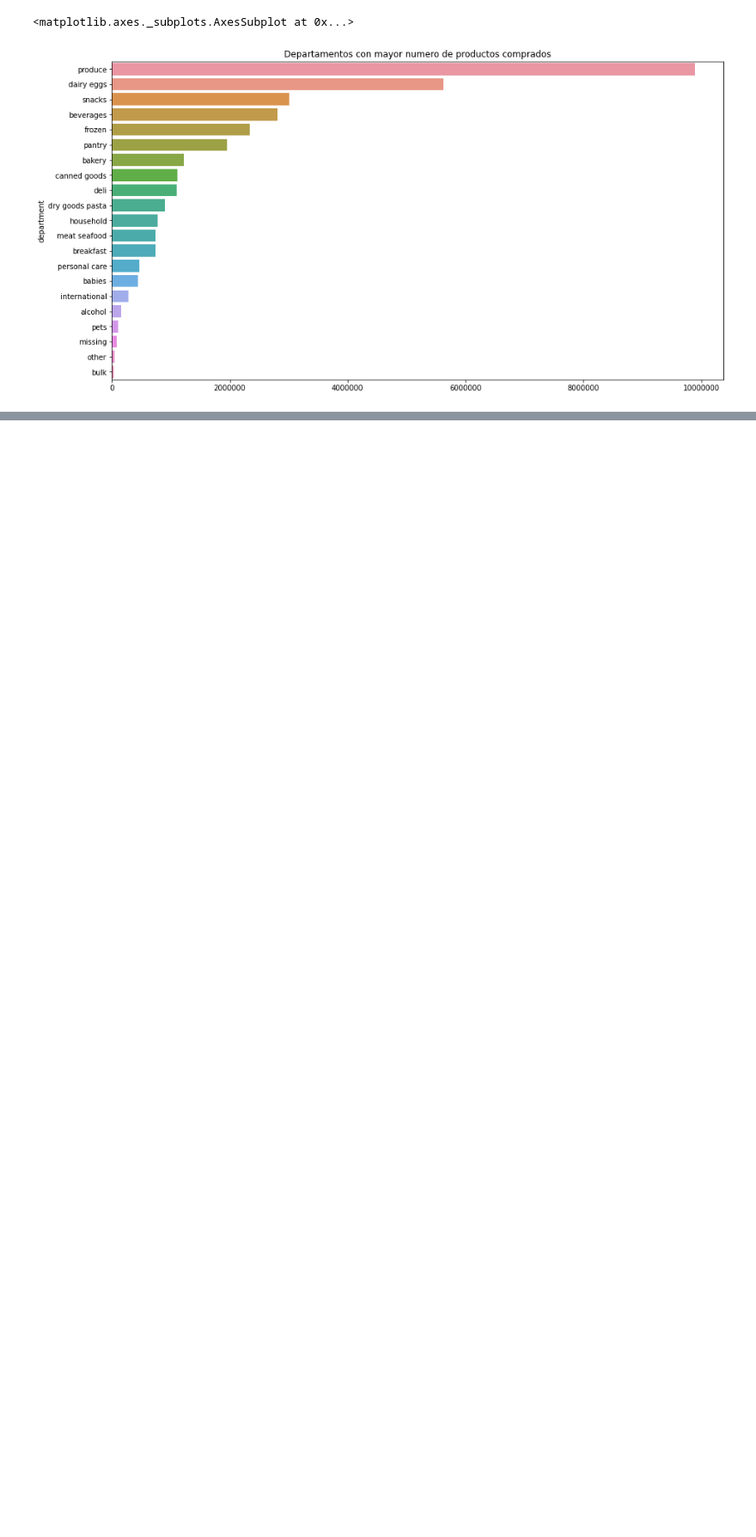
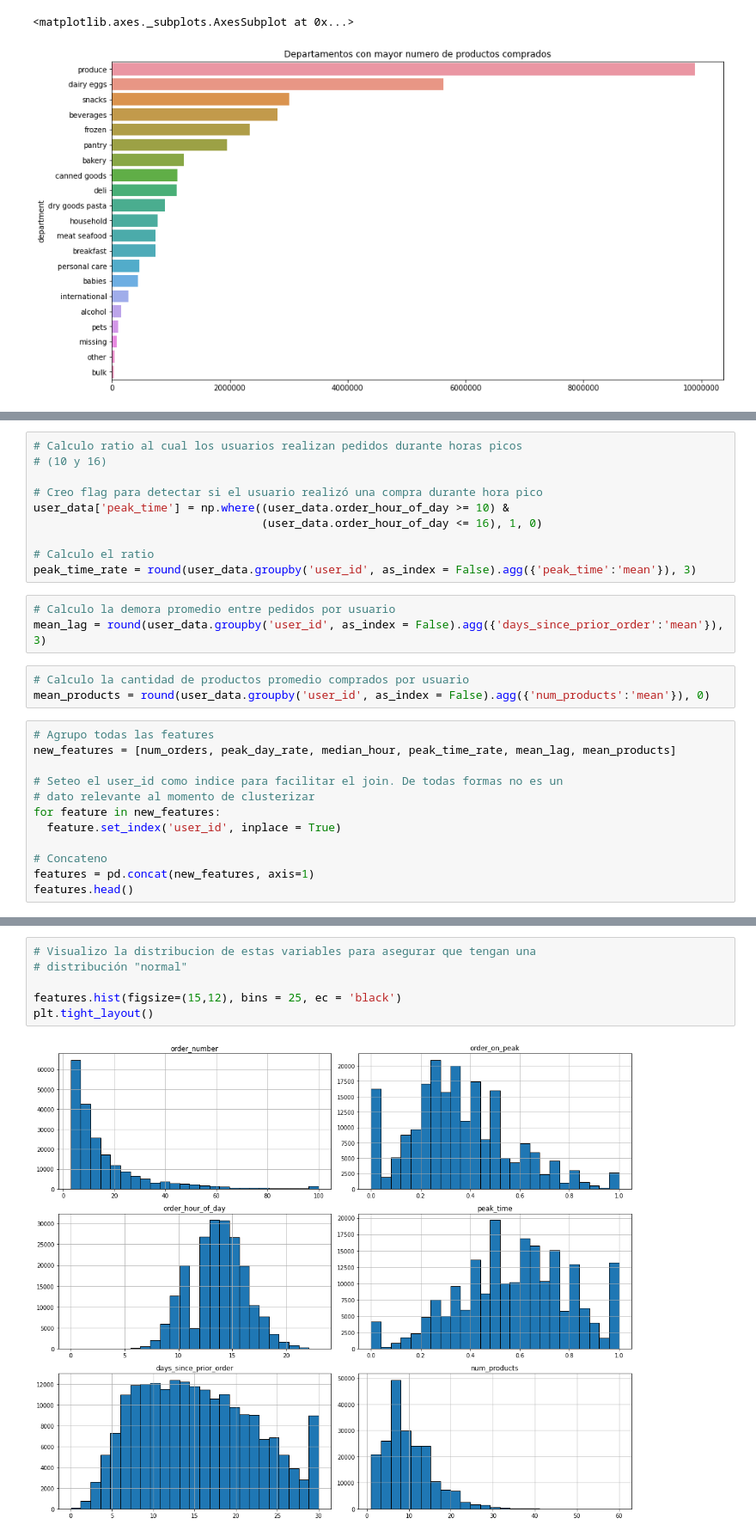
Before and after one commit to EmilianoLS/Data-Science, a Jupyter notebook: starbucks_segment_analysis.ipynb, the cells around one changed output, grey strips where cells are left out. Shown at 86% size. Saved outputs shown, nothing was run; the diff lists cells and outputs as text; blank space fills up the shorter version.

```diff
--- a/starbucks_segment_analysis.ipynb
+++ b/starbucks_segment_analysis.ipynb
@@ -339,0 +374,28 @@ sns.barplot(n_products, department)
+# %%
+# Calculo ratio al cual los usuarios realizan pedidos durante horas picos
+# (10 y 16)
+
+# Creo flag para detectar si el usuario realizó una compra durante hora pico
+user_data['peak_time'] = np.where((user_data.order_hour_of_day >= 10) &
+                                  (user_data.order_hour_of_day <= 16), 1, 0)
+
+# Calculo el ratio
+peak_time_rate = round(user_data.groupby('user_id', as_index = False).agg({'peak_time':'mean'}), 3)
+# %%
+# Calculo la demora promedio entre pedidos por usuario
+mean_lag = round(user_data.groupby('user_id', as_index = False).agg({'days_since_prior_order':'mean'}), 3)
+# %%
+# Calculo la cantidad de productos promedio comprados por usuario
+mean_products = round(user_data.groupby('user_id', as_index = False).agg({'num_products':'mean'}), 0)
+# %%
+# Agrupo todas las features
+new_features = [num_orders, peak_day_rate, median_hour, peak_time_rate, mean_lag, mean_products]
+
+# Seteo el user_id como indice para facilitar el join. De todas formas no es un
+# dato relevante al momento de clusterizar
+for feature in new_features:
+  feature.set_index('user_id', inplace = True)
+
+# Concateno
+features = pd.concat(new_features, axis=1)
+features.head()
@@ -339,0 +421,8 @@ sns.barplot(n_products, department)
+# %%
+# Visualizo la distribucion de estas variables para asegurar que tengan una
+# distribución "normal"
+
+features.hist(figsize=(15,12), bins = 25, ec = 'black')
+plt.tight_layout()
+# %% [output]
+[figure, added]
```
Also changed, not shown: parts of 18 cells of this notebook.
